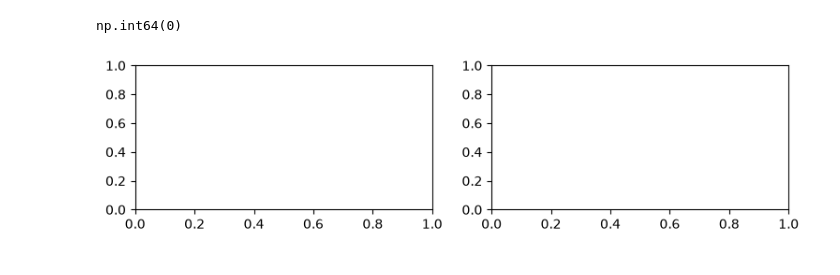
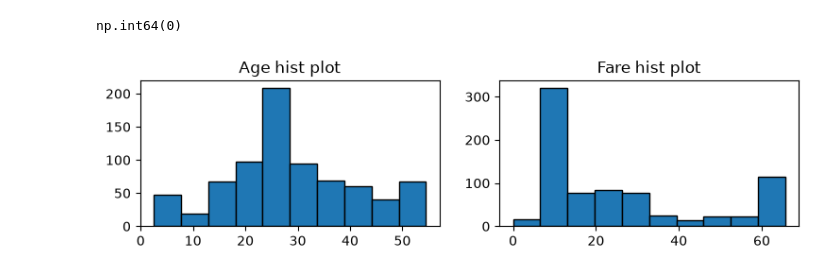
Before and after one commit to Mina-Sawers/CA_AIS2_G1_Ml, a Jupyter notebook: src/DA/session-4/code/Titanic.ipynb, the cells around one changed output. Cells and saved outputs as stored; diff of their text form; code cells hidden in the pictures.

```diff
--- a/src/DA/session-4/code/Titanic.ipynb
+++ b/src/DA/session-4/code/Titanic.ipynb
@@ -155,8 +155,13 @@ def remove_duplicate(df, subset_cols= None,keep_stratgy = "first"):
 
     return (df.drop_duplicates(subset=subset_cols, keep=keep_stratgy).reset_index(drop = True))
 # %%
-plt.figure(figsize=(9,2))
-for i,col in enumerate(num_cols):
-    plt.subplot(1,2,i+1)
+def hist_plot(num_cols):
+    plt.figure(figsize=(9,2))
+    for i,col in enumerate(num_cols):
+        plt.subplot(1,2,i+1)
+        plt.hist(df[col], edgecolor='black')
+        plt.title(f"{col} hist plot")
+    return plt.show()
+hist_plot(num_cols)
 # %% [output]
-[figure, old version]
+[figure, new version]
```
Also changed, not shown: parts of 7 cells of this notebook.
